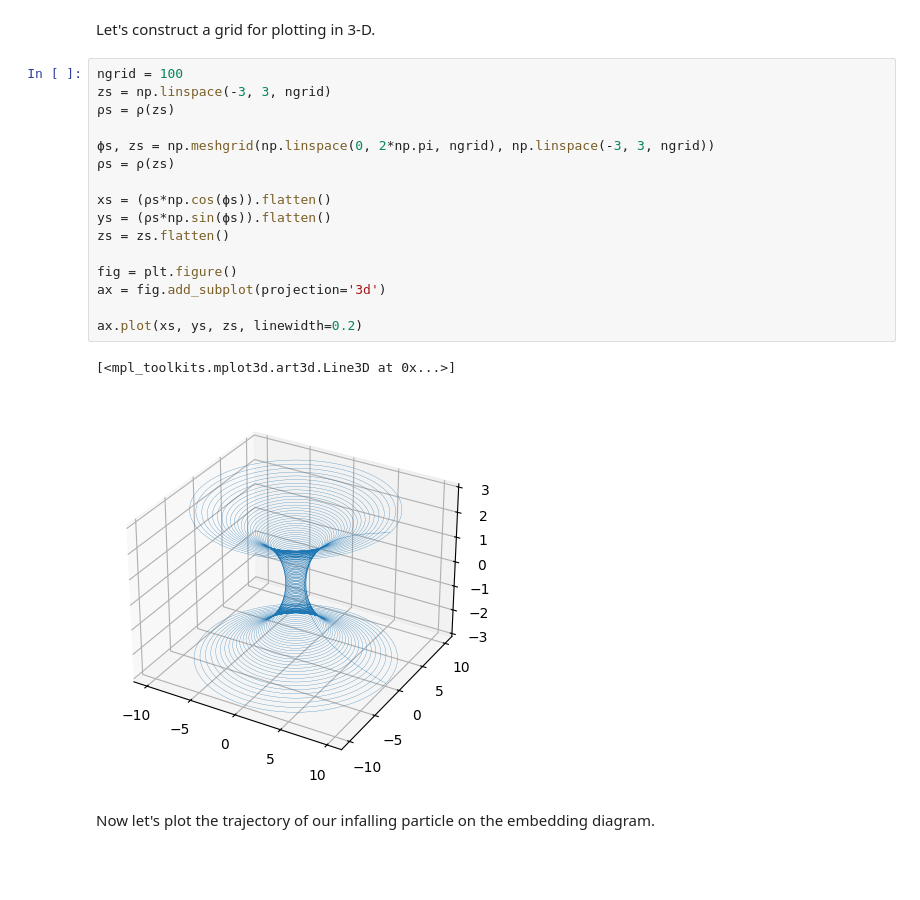
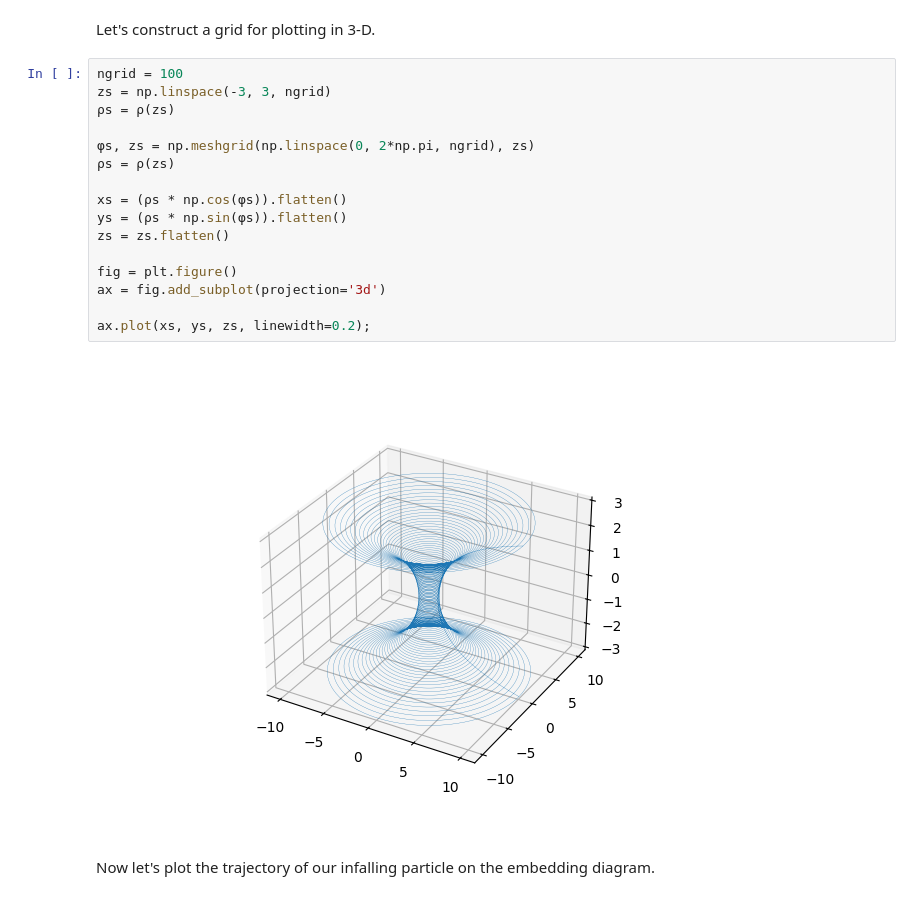
Before and after one commit to uo-phys/gr-winter25, a Jupyter notebook: notebooks/2 - Sympy Differential Geometry and Numerical Integration of Geodesics.ipynb, the cells around one changed output. Drawn from its saved outputs; the diff is of its cells as text; blank space fills up the shorter version.

```diff
--- a/notebooks/2 - Sympy Differential Geometry and Numerical Integration of Geodesics.ipynb
+++ b/notebooks/2 - Sympy Differential Geometry and Numerical Integration of Geodesics.ipynb
@@ -287,22 +287,21 @@ Let's construct a grid for plotting in 3-D.
 # %%
 ngrid = 100
 zs = np.linspace(-3, 3, ngrid)
 ρs = ρ(zs)
 
-ϕs, zs = np.meshgrid(np.linspace(0, 2*np.pi, ngrid), np.linspace(-3, 3, ngrid))
+φs, zs = np.meshgrid(np.linspace(0, 2*np.pi, ngrid), zs)
 ρs = ρ(zs)
 
-xs = (ρs*np.cos(ϕs)).flatten()
-ys = (ρs*np.sin(ϕs)).flatten()
+xs = (ρs * np.cos(φs)).flatten()
+ys = (ρs * np.sin(φs)).flatten()
 zs = zs.flatten()
 
 fig = plt.figure()
 ax = fig.add_subplot(projection='3d')
 
-ax.plot(xs, ys, zs, linewidth=0.2)
+ax.plot(xs, ys, zs, linewidth=0.2);
 # %% [output]
-[<mpl_toolkits.mplot3d.art3d.Line3D at 0x...>]
-[figure, old version]
+[figure, new version]
 # %% [markdown]
 Now let's plot the trajectory of our infalling particle on the embedding diagram.
 # %%
```
Also changed, not shown: parts of 20 cells of this notebook.
